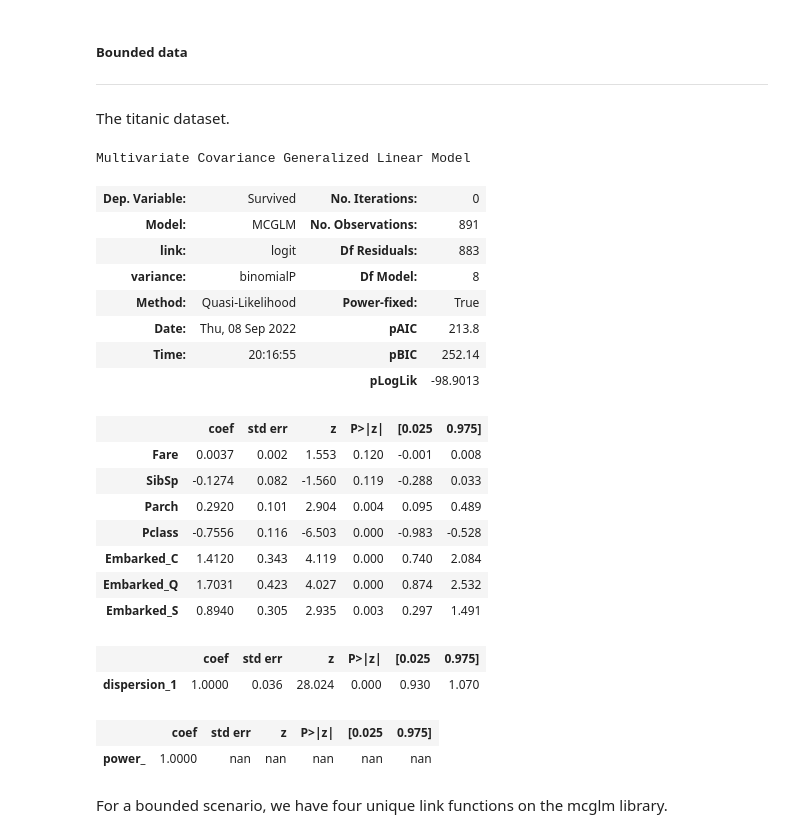
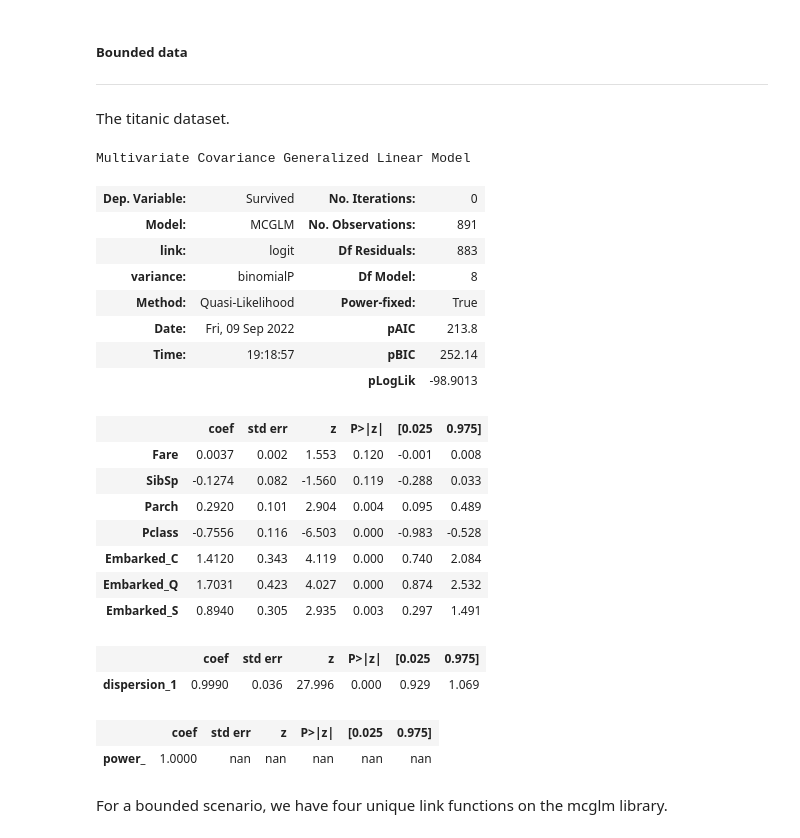
Before and after one commit to jeancmaia/mcglm, a Jupyter notebook: nbks/tutorial_mcglm.ipynb, the cells around one changed output. Drawn from its saved outputs; the diff is of its cells as text; code cells hidden in the pictures.

```diff
--- a/nbks/tutorial_mcglm.ipynb
+++ b/nbks/tutorial_mcglm.ipynb
@@ -395,35 +390,35 @@ X = X.fillna('S')
 
 X = pd.get_dummies(X)
 # %%
-modelresults = MCGLM(y,
-                     X,
-                     [mc_id(X)],
-                     link='logit',
-                     variance='binomialP',
-                     ntrial=1,
-                     tuning=0.05
-                     ).fit()
+modelresults = MCGLM(
+    y,
+    X,
+    [mc_id(X)],
+    link="logit",
+    variance="binomialP",
+    ntrial=1,
+).fit()
 modelresults.summary()
 # %% [output]
 Multivariate Covariance Generalized Linear Model
 | Dep. Variable: | Survived | No. Iterations: | 0 |
 | Model: | MCGLM | No. Observations: | 891 |
 | link: | logit | Df Residuals: | 883 |
 | variance: | binomialP | Df Model: | 8 |
 | Method: | Quasi-Likelihood | Power-fixed: | True |
-| Date: | Thu, 08 Sep 2022 | pAIC | 213.8 |
-| Time: | 20:16:55 | pBIC | 252.14 |
+| Date: | Fri, 09 Sep 2022 | pAIC | 213.8 |
+| Time: | 19:18:57 | pBIC | 252.14 |
 |  |  | pLogLik | -98.9013 |
 |  | coef | std err | z | P>|z| | [0.025 | 0.975] |
 | Fare | 0.0037 | 0.002 | 1.553 | 0.120 | -0.001 | 0.008 |
 | SibSp | -0.1274 | 0.082 | -1.560 | 0.119 | -0.288 | 0.033 |
 | Parch | 0.2920 | 0.101 | 2.904 | 0.004 | 0.095 | 0.489 |
 | Pclass | -0.7556 | 0.116 | -6.503 | 0.000 | -0.983 | -0.528 |
 | Embarked_C | 1.4120 | 0.343 | 4.119 | 0.000 | 0.740 | 2.084 |
 | Embarked_Q | 1.7031 | 0.423 | 4.027 | 0.000 | 0.874 | 2.532 |
 | Embarked_S | 0.8940 | 0.305 | 2.935 | 0.003 | 0.297 | 1.491 |
 |  | coef | std err | z | P>|z| | [0.025 | 0.975] |
-| dispersion_1 | 1.0000 | 0.036 | 28.024 | 0.000 | 0.930 | 1.070 |
+| dispersion_1 | 0.9990 | 0.036 | 27.996 | 0.000 | 0.929 | 1.069 |
 |  | coef | std err | z | P>|z| | [0.025 | 0.975] |
 | power_ | 1.0000 | nan | nan | nan | nan | nan |
 # %% [markdown]
```
Also changed, not shown: parts of 22 cells of this notebook, 8 other files.
